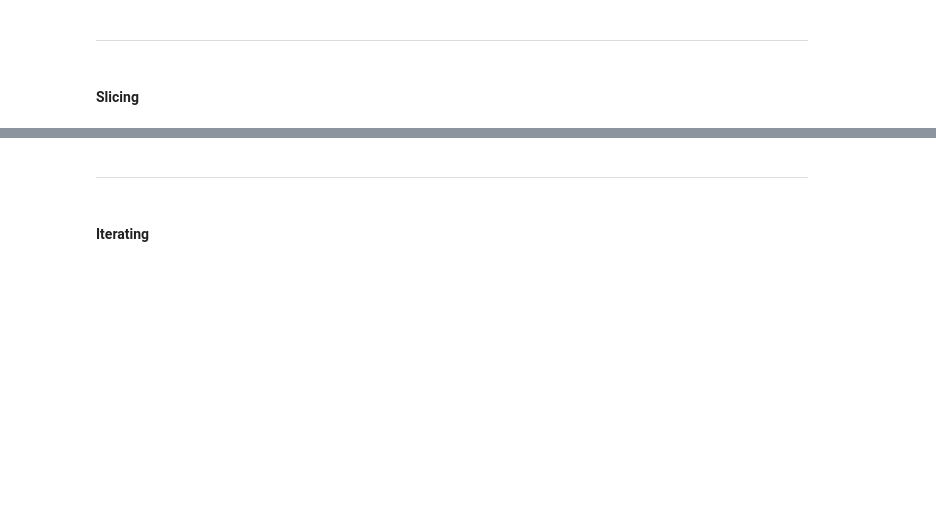
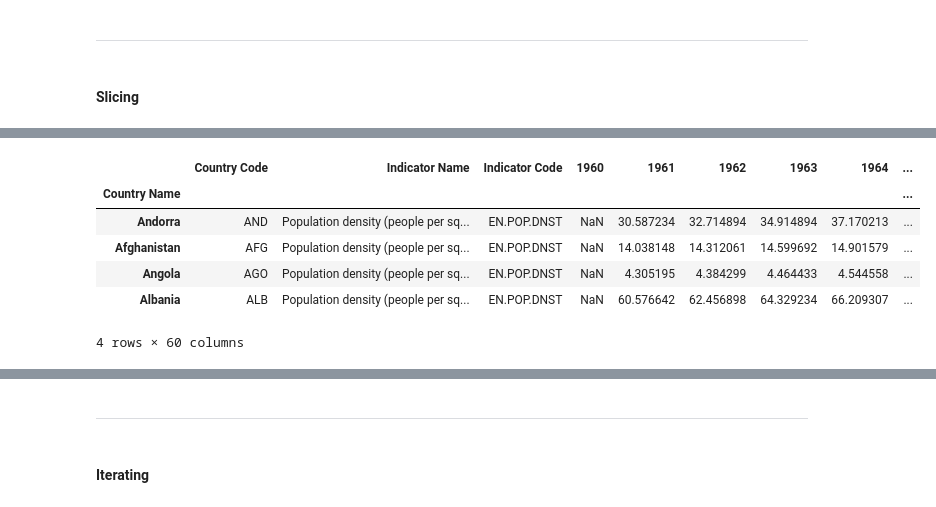
Before and after one commit to TrainingByPackt/Data-Visualization-with-Python, a Jupyter notebook: lesson01/Activity06/activity06-solution.ipynb, the cells around one changed output, grey strips where cells are left out. Cells and saved outputs as stored; diff of their text form; code cells hidden in the pictures; blank space fills up the shorter version.

```diff
--- a/lesson01/Activity06/activity06-solution.ipynb
+++ b/lesson01/Activity06/activity06-solution.ipynb
@@ -13,3 +12,3 @@ import numpy as np
 # %%
 # loading the Dataset
-dataset = np.genfromtxt('./data/normal_distribution.csv', delimiter=',')
+dataset = pd.read_csv('./data/world_population.csv', index_col=0)
@@ -121,0 +90,11 @@ Subset (12, 3)
+# %%
+# slicing countries of rows 2 to 5
+dataset.iloc[1:5]
+# %% [output]
+|  | Country Code | Indicator Name | Indicator Code | 1960 | 1961 | 1962 | 1963 | 1964 | ... |
+| Country Name |  |  |  |  |  |  |  |  | ... |
+| Andorra | AND | Population density (people per sq... | EN.POP.DNST | NaN | 30.587234 | 32.714894 | 34.914894 | 37.170213 | ... |
+| Afghanistan | AFG | Population density (people per sq... | EN.POP.DNST | NaN | 14.038148 | 14.312061 | 14.599692 | 14.901579 | ... |
+| Angola | AGO | Population density (people per sq... | EN.POP.DNST | NaN | 4.305195 | 4.384299 | 4.464433 | 4.544558 | ... |
+| Albania | ALB | Population density (people per sq... | EN.POP.DNST | NaN | 60.576642 | 62.456898 | 64.329234 | 66.209307 | ... |
+4 rows × 60 columns
```
Also changed, not shown: parts of 35 cells of this notebook, 4 other files.
